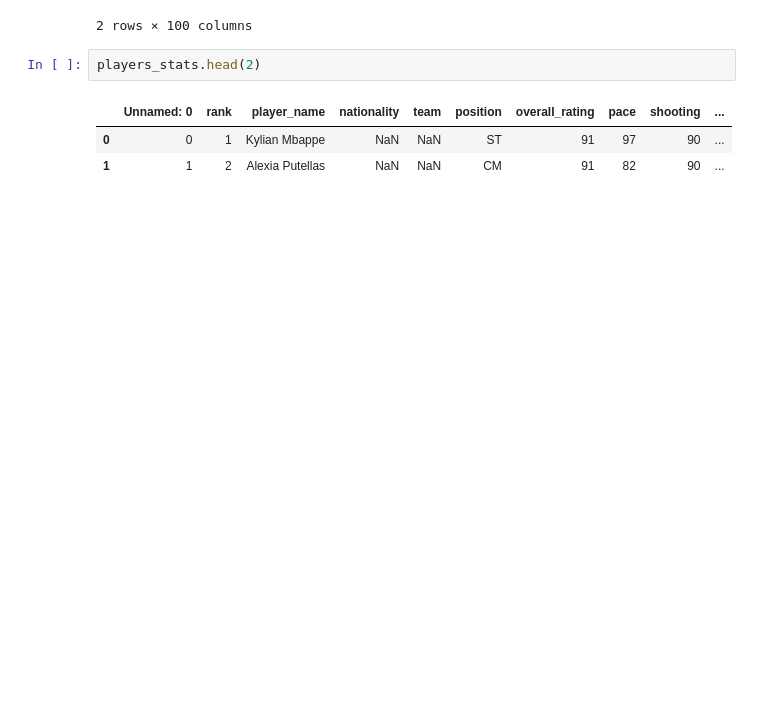
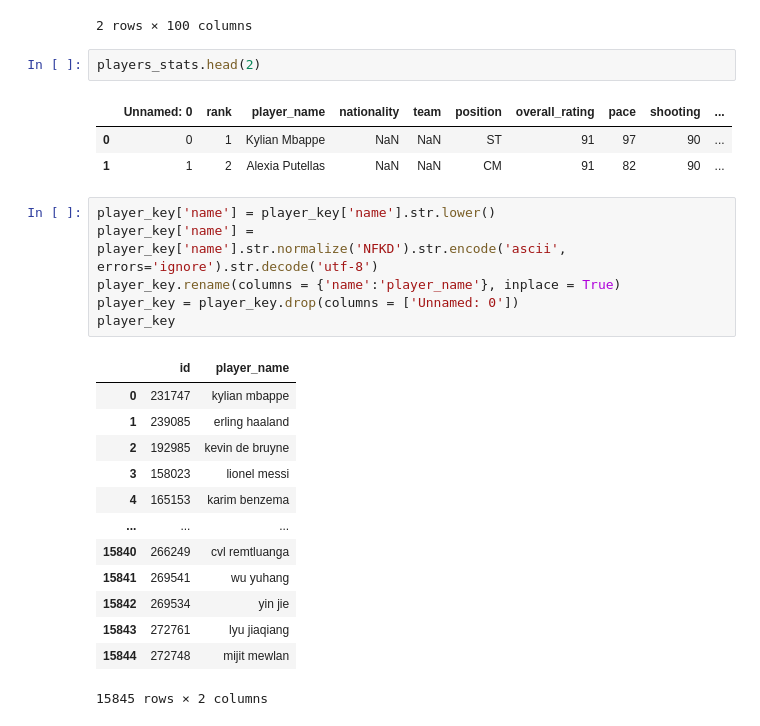
Before and after one commit to jamorgan8/COACH_GPT4_EA_FC, a Jupyter notebook: Notebooks/Main.ipynb, the cells around one changed output. Cells and saved outputs as stored; diff of their text form; blank space fills up the shorter version.

```diff
--- a/Notebooks/Main.ipynb
+++ b/Notebooks/Main.ipynb
@@ -27,6 +28,26 @@ players_stats.head(2)
 |  | Unnamed: 0 | rank | player_name | nationality | team | position | overall_rating | pace | shooting | ... |
 | 0 | 0 | 1 | Kylian Mbappe | NaN | NaN | ST | 91 | 97 | 90 | ... |
 | 1 | 1 | 2 | Alexia Putellas | NaN | NaN | CM | 91 | 82 | 90 | ... |
+# %%
+player_key['name'] = player_key['name'].str.lower()
+player_key['name'] = player_key['name'].str.normalize('NFKD').str.encode('ascii', errors='ignore').str.decode('utf-8')
+player_key.rename(columns = {'name':'player_name'}, inplace = True)
+player_key = player_key.drop(columns = ['Unnamed: 0'])
+player_key
+# %% [output]
+|  | id | player_name |
+| 0 | 231747 | kylian mbappe |
+| 1 | 239085 | erling haaland |
+| 2 | 192985 | kevin de bruyne |
+| 3 | 158023 | lionel messi |
+| 4 | 165153 | karim benzema |
+| ... | ... | ... |
+| 15840 | 266249 | cvl remtluanga |
+| 15841 | 269541 | wu yuhang |
+| 15842 | 269534 | yin jie |
+| 15843 | 272761 | lyu jiaqiang |
+| 15844 | 272748 | mijit mewlan |
+15845 rows × 2 columns
 # %%
 #convert to lower case and drop random unneeded row
 players_stats['player_name'] = players_stats['player_name'].str.lower()
```
Also changed, not shown: parts of 7 cells of this notebook, 4 other files.
